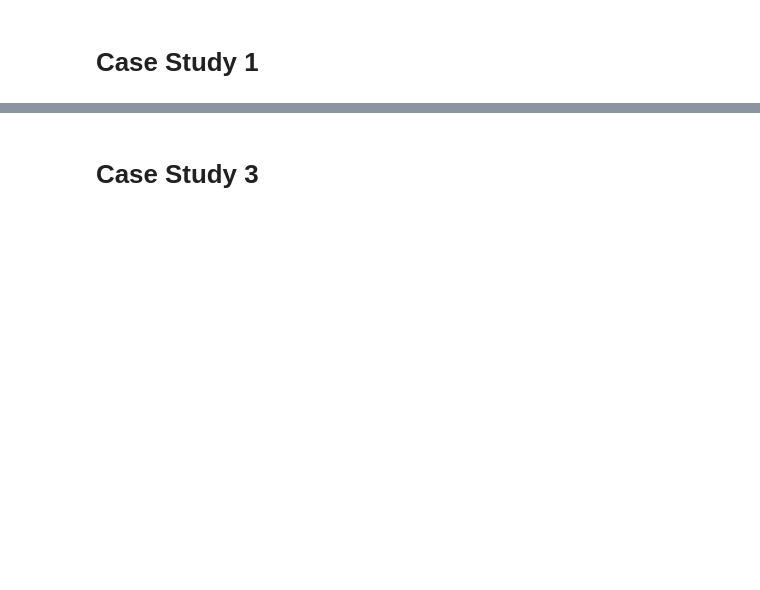
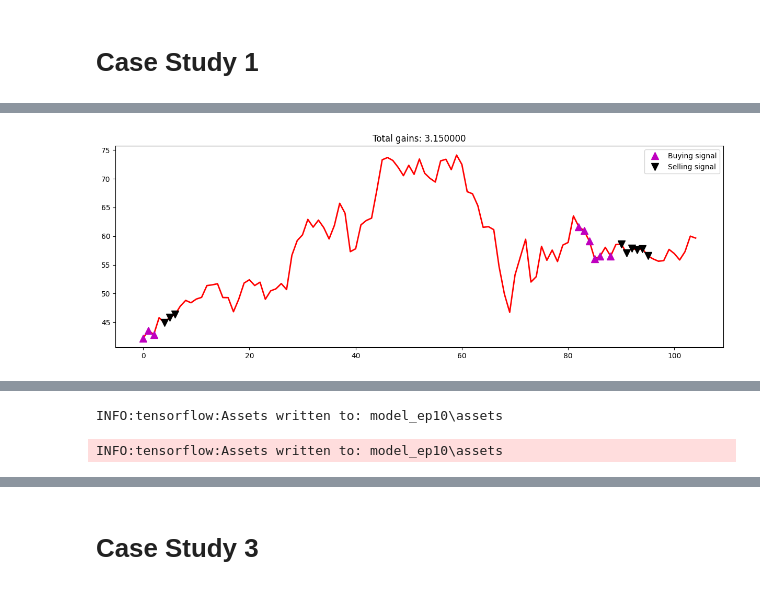
Before and after one commit to cedTrad/StrategyLab, a Jupyter notebook: RL.ipynb, the cells around one changed output, grey strips where cells are left out. Saved outputs shown, nothing was run; the diff lists cells and outputs as text; code cells hidden in the pictures; blank space fills up the shorter version.

```diff
--- a/RL.ipynb
+++ b/RL.ipynb
@@ -91,0 +31,3 @@ SyntaxError: invalid syntax (1832316732.py, line 1)
+# %%
+data = Get_data(asset="DASH").loc[START : END]
+data.shape
@@ -159,0 +55,10 @@ class Agent:
+# %%
+X=list(data["close"])
+X=[float(x) for x in X]
+
+
+validation_size = 0.3
+#In case the data is not dependent on the time series, then train and test split should be done based on sequential sample
+#This can be done by selecting an arbitrary split point in the ordered list of observations and creating two new datasets.
+train_size = int(len(X) * (1-validation_size))
+X_train, X_test = X[0:train_size], X[train_size:len(X)]
@@ -159,0 +100,64 @@ class Agent:
+# %%
+from IPython.core.debugger import set_trace
+window_size = 1
+agent = Agent(window_size)
+#In this step we feed the closing value of the stock price
+data = X_train
+l = len(data) - 1
+#
+batch_size = 16
+#An episode represents a complete pass over the data.
+episode_count = 10
+
+for e in range(episode_count + 1):
+    print("Running episode " + str(e) + "/" + str(episode_count))
+    state = getState(data, 0, window_size + 1)
+    #set_trace()
+    total_profit = 0
+    agent.inventory = []
+    states_sell = []
+    states_buy = []
+    for t in range(l):
+        clear_output(wait = True)
+        print("t : ",t)
+        action = agent.act(state)
+        # sit
+        next_state = getState(data, t + 1, window_size + 1)
+        reward = 0
+
+        if action == 1: # buy
+            agent.inventory.append(data[t])
+            states_buy.append(t)
+            #print("Buy: " + formatPrice(data[t]))
+
+        elif action == 2 and len(agent.inventory) > 0: # sell
+            bought_price = agent.inventory.pop(0)
+            reward = max(data[t] - bought_price, 0)
+            total_profit += data[t] - bought_price
+            states_sell.append(t)
+            #print("Sell: " + formatPrice(data[t]) + " | Profit: " + formatPrice(data[t] - bought_price))
+
+        done = True if t == l - 1 else False
+        #appends the details of the state action etc in the memory, which is used further by the exeReply function
+        agent.memory.append((state, action, reward, next_state, done))
+        state = next_state
+
+        if done:
+            clear_output(wait = True)
+            print("--------------------------------")
+            print("Total Profit: " + formatPrice(total_profit))
+            print("--------------------------------")
+            #set_trace()
+            #pd.DataFrame(np.array(agent.memory)).to_csv("Agent"+str(e)+".csv")
+            #Chart to show how the model performs with the stock goin up and down for each
+            plot_behavior(data,states_buy, states_sell, total_profit)
+            time.sleep(60)
+        print("agent : ",len(agent.memory))
+        print("batch_size : ",batch_size)
+        if len(agent.memory) > batch_size:
+            agent.expReplay(batch_size)
+
+
+    if e % 2 == 0:
+        agent.model.save("model_ep" + str(e))
+# %% [output]
@@ -159,0 +167 @@ class Agent:
+[figure, added]
@@ -159,0 +186,2 @@ class Agent:
+INFO:tensorflow:Assets written to: model_ep10\assets
+INFO:tensorflow:Assets written to: model_ep10\assets
```
Also changed, not shown: parts of 11 cells of this notebook, 35 other files.
